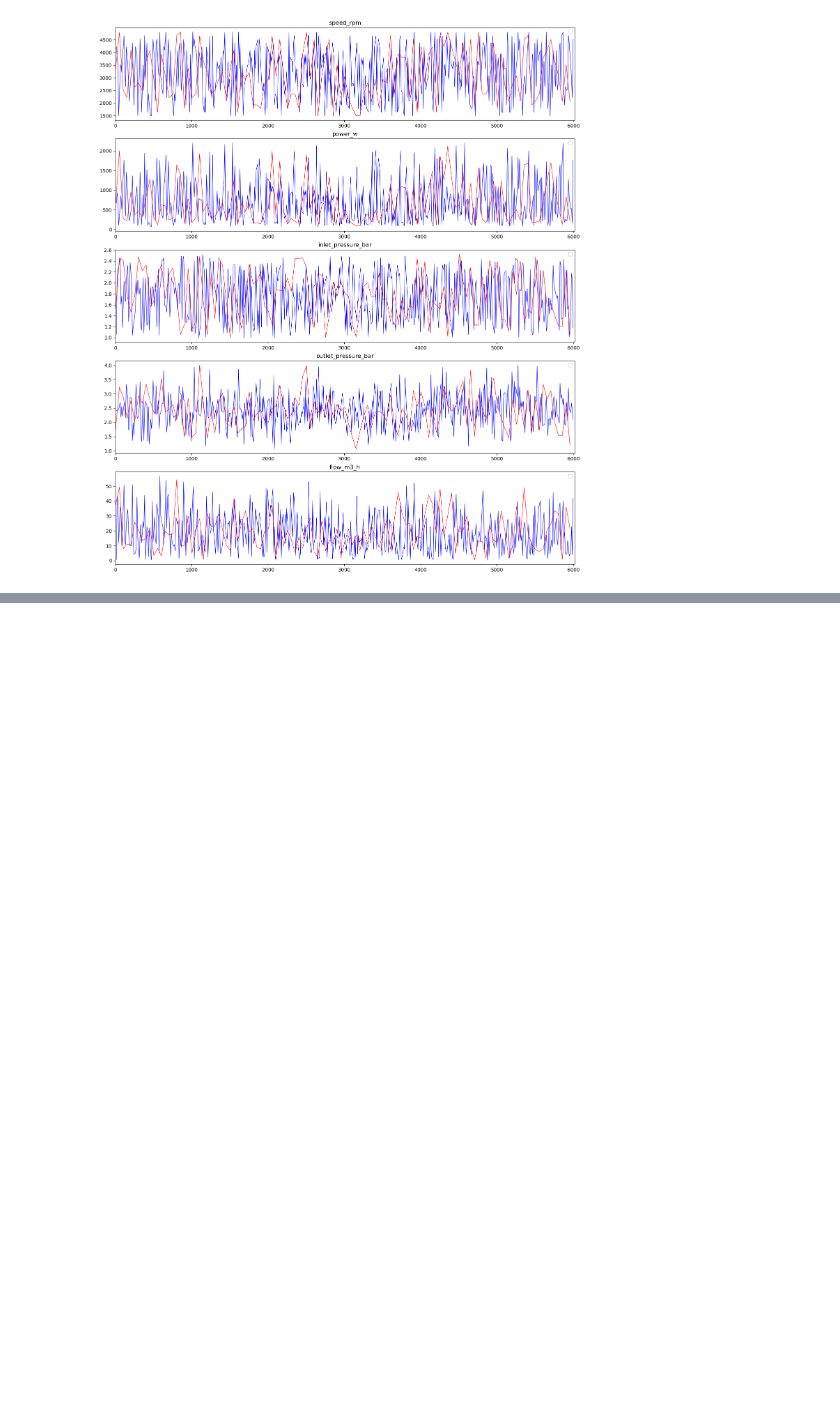
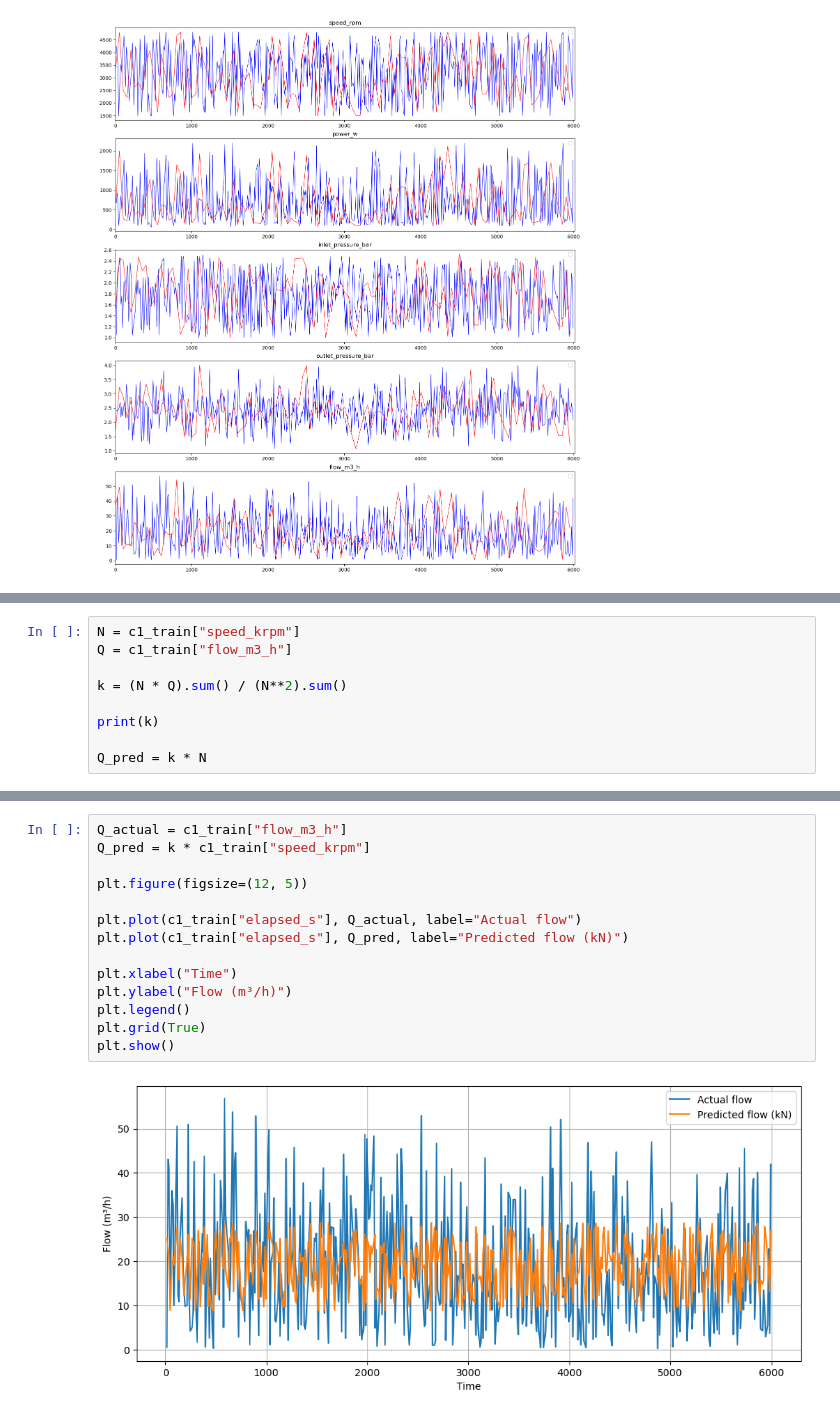
Before and after one commit to CapperTheRose16/Project-in-Machine-Learning, a Jupyter notebook: Data exploration/Plots.ipynb, the cells around one changed output, grey strips where cells are left out. Drawn from its saved outputs; the diff is of its cells as text; blank space fills up the shorter version.

```diff
--- a/Data exploration/Plots.ipynb
+++ b/Data exploration/Plots.ipynb
@@ -180,0 +179,9 @@ plt.show()
+# %%
+N = c1_train["speed_krpm"]
+Q = c1_train["flow_m3_h"]
+
+k = (N * Q).sum() / (N**2).sum()
+
+print(k)
+
+Q_pred = k * N
@@ -180,0 +203,16 @@ plt.show()
+# %%
+Q_actual = c1_train["flow_m3_h"]
+Q_pred = k * c1_train["speed_krpm"]
+
+plt.figure(figsize=(12, 5))
+
+plt.plot(c1_train["elapsed_s"], Q_actual, label="Actual flow")
+plt.plot(c1_train["elapsed_s"], Q_pred, label="Predicted flow (kN)")
+
+plt.xlabel("Time")
+plt.ylabel("Flow (m³/h)")
+plt.legend()
+plt.grid(True)
+plt.show()
+# %% [output]
+[figure, added]
```
Also changed, not shown: parts of 11 cells of this notebook, 3 other files.
